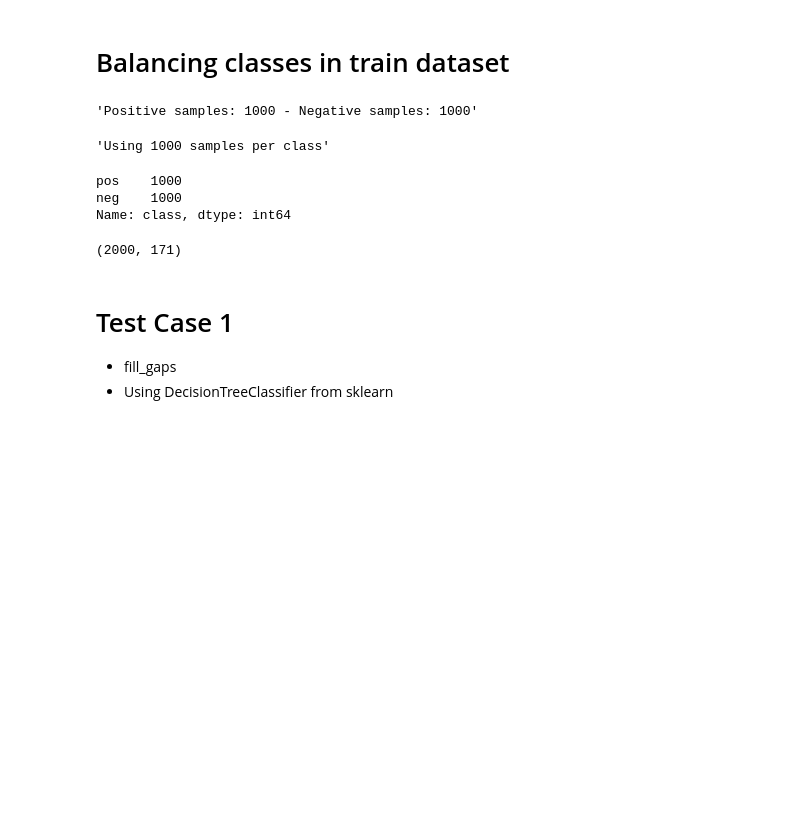
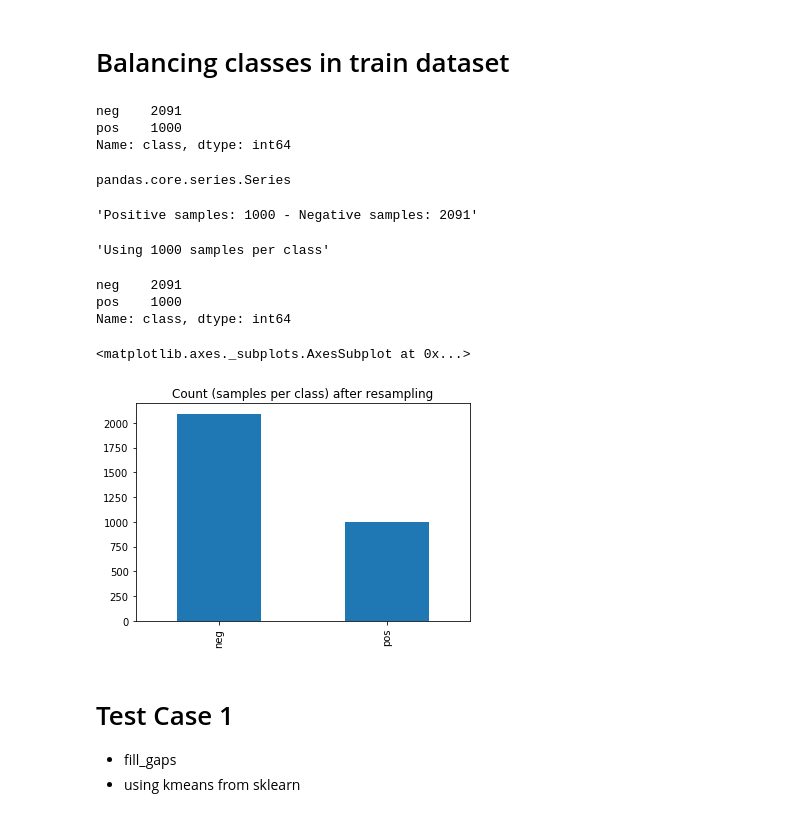
Before and after one commit to yukioichida/scania-aps-failure-analysis, a Jupyter notebook: assessment_cluster.ipynb, the cells around one changed output. Saved outputs shown, nothing was run; the diff lists cells and outputs as text; code cells hidden in the pictures; blank space fills up the shorter version.

```diff
--- a/assessment_cluster.ipynb
+++ b/assessment_cluster.ipynb
@@ -83,29 +86,41 @@ test_df = pd.read_csv("aps_failure_test_set.csv")
 # %% [markdown]
 # Balancing classes in train dataset
 # %%
+classes = train_df['class'].value_counts()
+display(classes)
+display(type(classes))
+classes.plot(kind='bar', title='Count (classes)')
+
 # we need to balance the classes
 positive_class = train_df[train_df['class'] == 'pos']
 qtd_pos = positive_class.shape[0]
 negative_class = train_df[train_df['class'] == 'neg']
 qtd_neg = negative_class.shape[0]
 
-display("Positive samples: %s - Negative samples: %s" %(qtd_pos, qtd_neg))
+display("Positive samples: %s - Negative samples: %s" % (qtd_pos, qtd_neg))
 new_samples = min(qtd_neg, qtd_pos)
 display("Using %s samples per class" % (new_samples))
 
+balanced_train_df = pd.concat([positive_class[:new_samples], negative_class[:new_samples]], ignore_index = True)
 
-train_df = pd.concat([positive_class[:new_samples], negative_class[:new_samples]], ignore_index = True)
-display(train_df['class'].value_counts())
-train_df.shape
+balanced_classes = train_df['class'].value_counts()
+display(balanced_classes)
+
+display(balanced_classes.plot(kind='bar', title='Count (samples per class) after resampling'))
 # %% [output]
-'Positive samples: 1000 - Negative samples: 1000'
+neg    2091
+pos    1000
+Name: class, dtype: int64
-'Using 1000 samples per class'
+pandas.core.series.Series
-pos    1000
-neg    1000
-Name: class, dtype: int64
+'Positive samples: 1000 - Negative samples: 2091'
-(2000, 171)
+'Using 1000 samples per class'
+neg    2091
+pos    1000
+Name: class, dtype: int64
+<matplotlib.axes._subplots.AxesSubplot at 0x...>
+[figure, added]
 # %% [markdown]
 # Test Case 1
 - fill_gaps
-- Using DecisionTreeClassifier from sklearn
+- using kmeans from sklearn
 # %%
```
Also changed, not shown: parts of 8 cells of this notebook, 1 other file.
